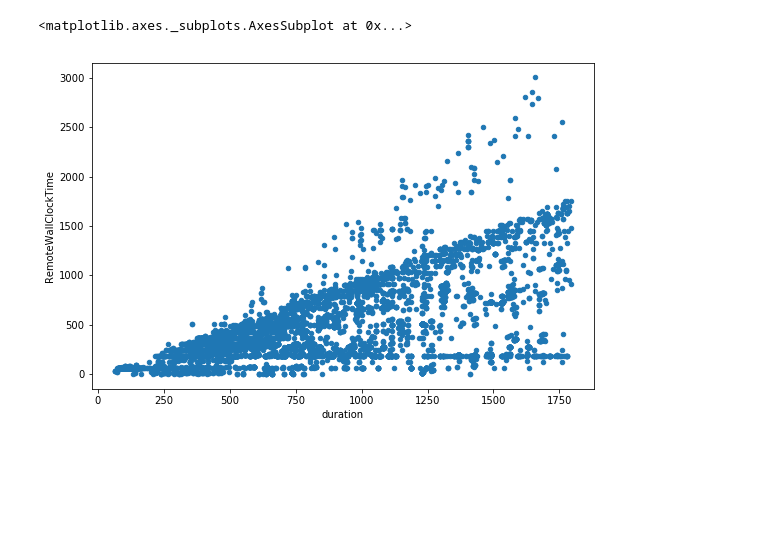
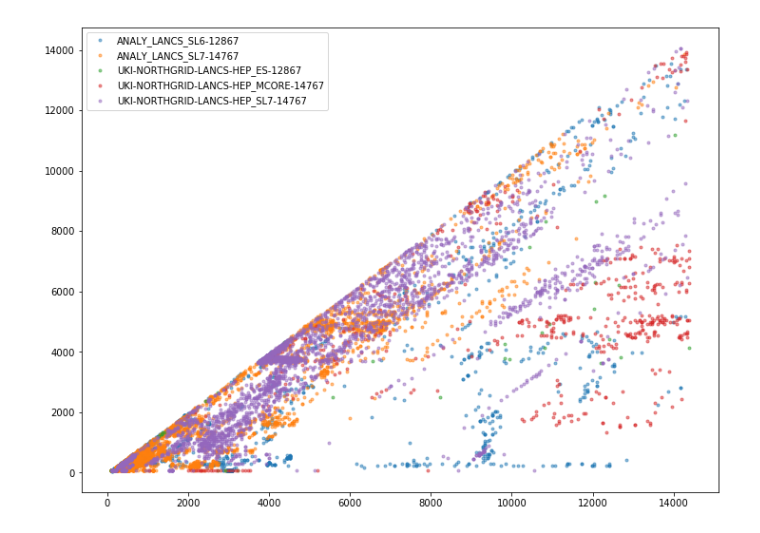
Before and after one commit to tghartland/apfdash, a Jupyter notebook: remotewallclocktime.ipynb, the cells around one changed output. Drawn from its saved outputs; the diff is of its cells as text; code cells hidden in the pictures; blank space fills up the shorter version.

Commit message:
plot LANCS data

```diff
--- a/remotewallclocktime.ipynb
+++ b/remotewallclocktime.ipynb
@@ -9,13 +9,16 @@ pd.set_option('display.max_rows',15)
 from pandas import *
 from pandas.io.parsers import read_csv
 # %%
-df = read_csv('c7140593-a64c-4e8e-ba9f-96ef7390a17f.csv', index_col=False)
+df = read_csv('7f8b4850-fc30-448b-81c2-32f07abdb266.csv', index_col=False, nrows=9999)
 # %%
-fig, ax = plt.subplots(figsize=(9, 6))
-df.plot.scatter(ax=ax, x='duration', y='RemoteWallClockTime')
-#bnl.hist(ax=ax, bins=bins, label=['bnl'], alpha=0.5)
+fig, ax = plt.subplots(figsize=(12, 9))
+groups = df[df.duration<14400].groupby(['match_apf_queue'])
 #ax.set(title='Distribution of write duration', xlabel='Duration (s)', ylabel='Count')
-#ax.legend().set_visible(True)
+
+ax.margins(0.05)
+
+for name, group in groups:
+    ax.plot(group.duration, group.remotewallclocktime, marker='.', linestyle='', label=name, alpha=0.5)
+ax.legend().set_visible(True)
 # %% [output]
-<matplotlib.axes._subplots.AxesSubplot at 0x...>
-[figure, old version]
+[figure, new version]
```
Also changed, not shown: parts of 1 cell of this notebook.
